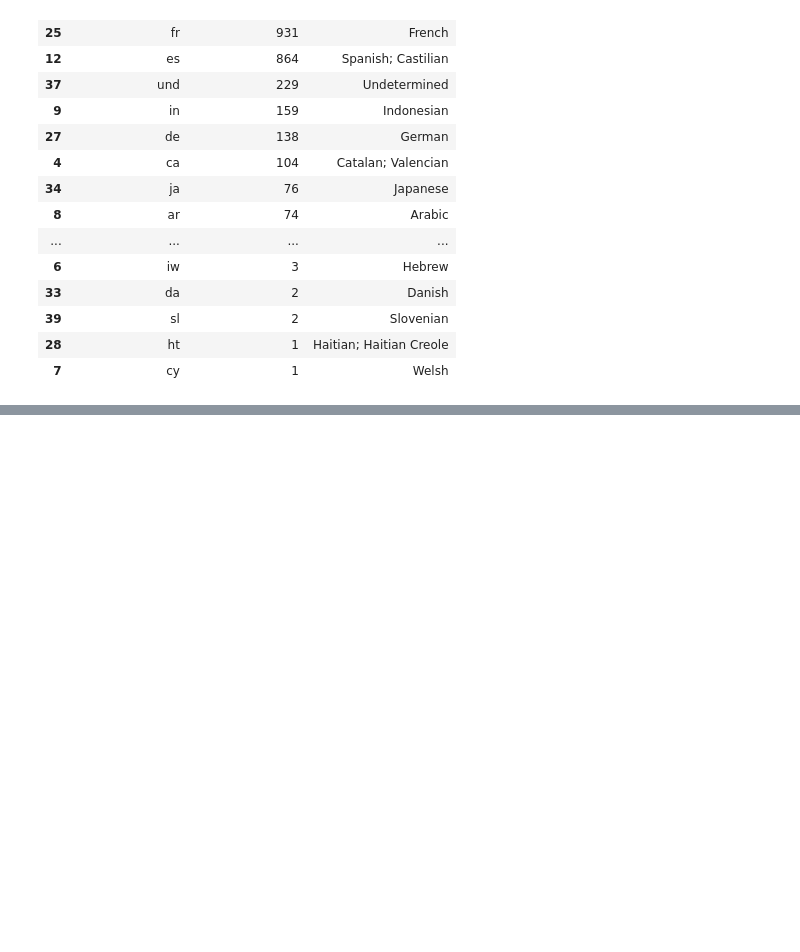
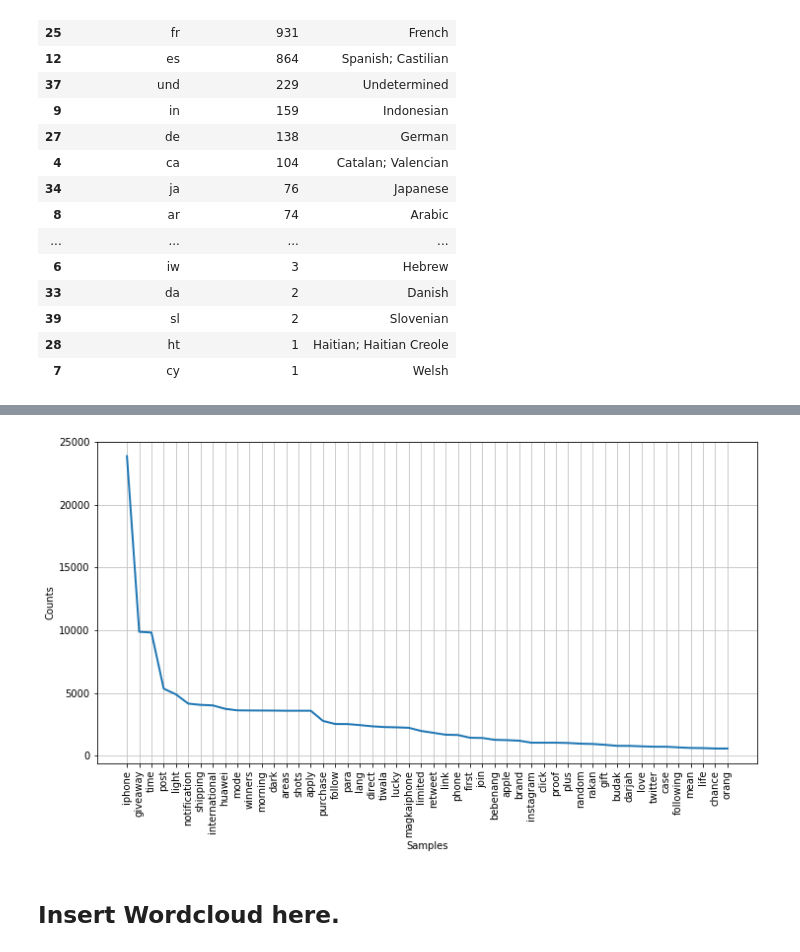
Before and after one commit to kevinbsc/FinalProject, a Jupyter notebook: TwitterIphoneSamsung_SoFar.ipynb, the cells around one changed output, grey strips where cells are left out. Drawn from its saved outputs; the diff is of its cells as text; code cells hidden in the pictures; blank space fills up the shorter version.

```diff
--- a/TwitterIphoneSamsung_SoFar.ipynb
+++ b/TwitterIphoneSamsung_SoFar.ipynb
@@ -268,0 +432,37 @@ Number of languages in tweets containing Samsung S9: 40
+# %%
+#gather list of text of english tweets:
+iphone_english_tweet_text = []
+
+for i in tweets_iphone:
+    if i['user']['lang'] == "en":
+        iphone_english_tweet_text.append(i)
+#print "Total number of english tweets: " + str(len(iphone_english_tweet_text))
+# %%
+import nltk
+from nltk import word_tokenize
+from nltk.corpus import stopwords
+
+#convert lists to strings
+iphone_english_tweet_text_str = str(iphone_english_tweet_text)
+
+#lowercase
+iphone_tokens = iphone_english_tweet_text_str.lower()
+
+#tokenize
+iphone_tokens = iphone_tokens.split()
+
+#Remove stopwords
+iphone_more_stopwords = set(('iphonex', 'iphone x','dont','want','like'))
+iphone_stoplist = set(stopwords.words('english')) | iphone_more_stopwords
+iphone_tokens = (word for word in iphone_tokens if word not in iphone_stoplist)
+
+
+# Filter non-alphanumeric chars from tokens
+iphone_tokens = (ch.lower() for ch in iphone_tokens if ch.isalpha())
+
+#remove short words
+iphone_tokens = (word for word in iphone_tokens if len(word) >= 4)
+
+
+#compute frequency distribution for all the bigrams in the text
+iphone_fdist = nltk.FreqDist(iphone_tokens)
@@ -268,0 +490,8 @@ Number of languages in tweets containing Samsung S9: 40
+# %%
+#auto graph of 50 most common
+plt.figure(figsize=(12,6))
+iphone_fdist.plot(50)
+# %% [output]
+[figure, added]
+# %% [markdown]
+## Insert Wordcloud here.
```
Also changed, not shown: parts of 16 cells of this notebook.
